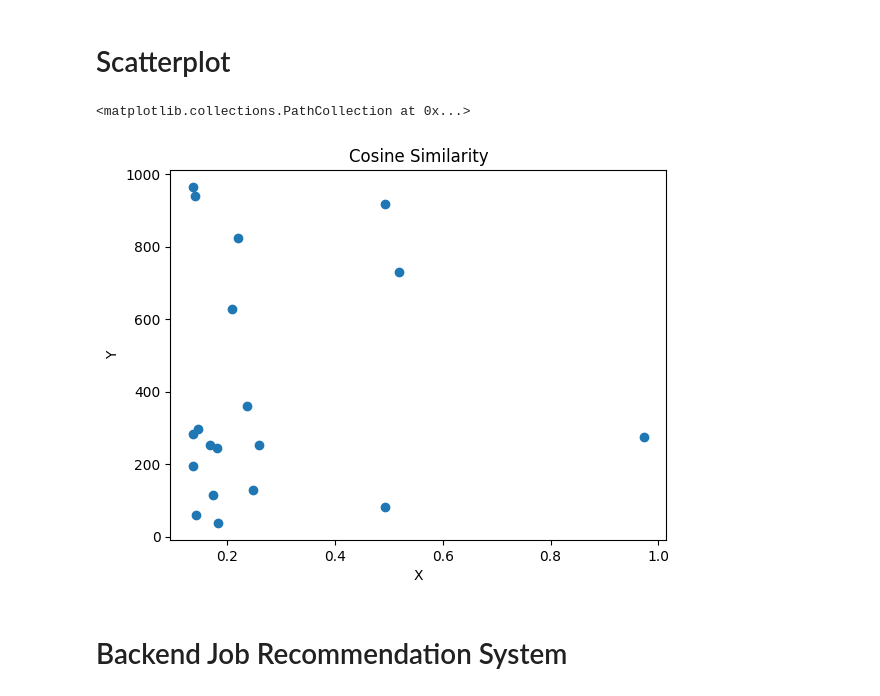
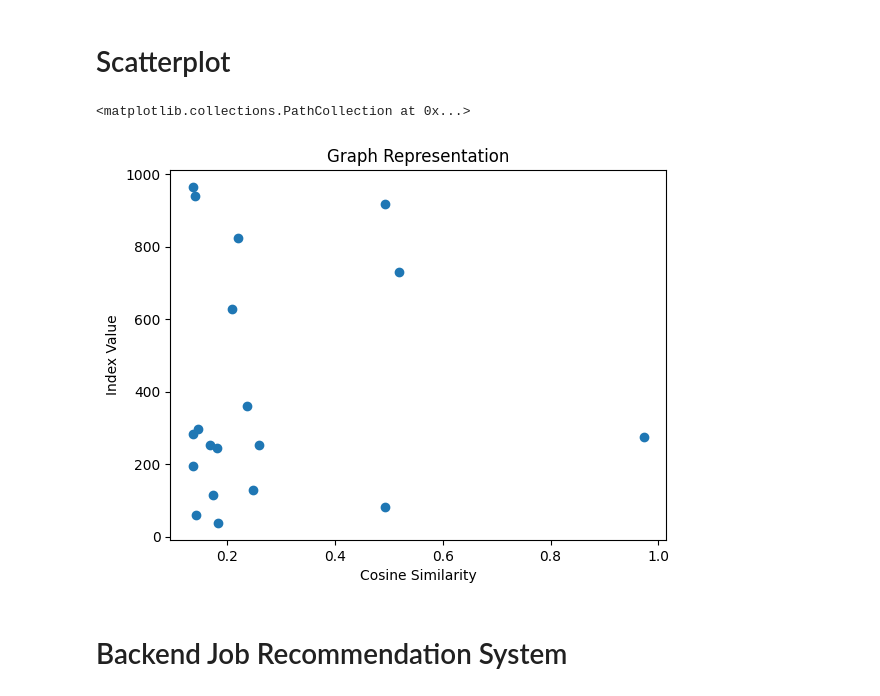
Before and after one commit to Rastra17/Individual-Project, a Jupyter notebook: JRS/Backend/Job Recommendation System.ipynb, the cells around one changed output. Cells and saved outputs as stored; diff of their text form; code cells hidden in the pictures.

```diff
--- a/JRS/Backend/Job Recommendation System.ipynb
+++ b/JRS/Backend/Job Recommendation System.ipynb
@@ -138,16 +138,16 @@ import matplotlib.pyplot as plt
 x = [coord[1] for coord in sorting]
 y = [coord[0] for coord in sorting]
 # %%
-# Adding labels and title
+# Adding labels and the title to graph
+plt.title('Graph Representation')
 plt.xlabel('Cosine Similarity')
 plt.ylabel('Index Value')
-plt.title('Cosine Similarity')
 
 # Plotting the scatter plot
 plt.scatter(x, y)
 # %% [output]
 <matplotlib.collections.PathCollection at 0x...>
-[figure, old version]
+[figure, new version]
 # %% [markdown]
 # Backend Job Recommendation System
 # %%
```
